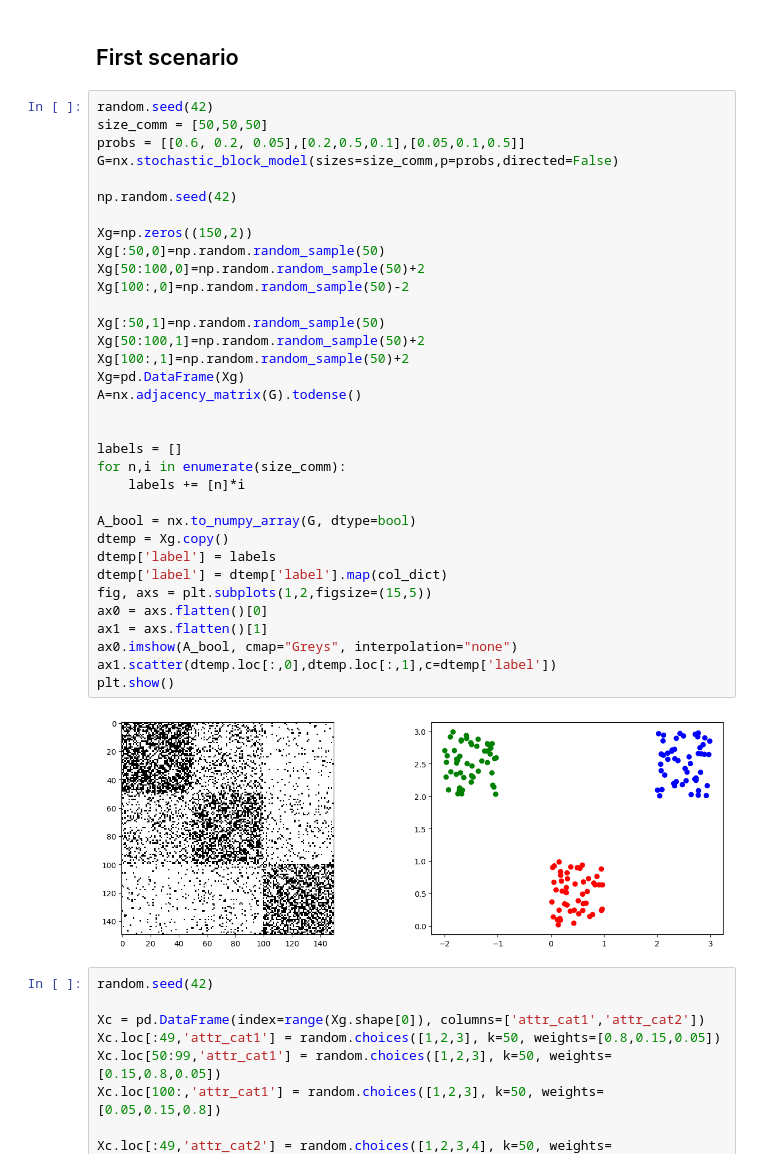
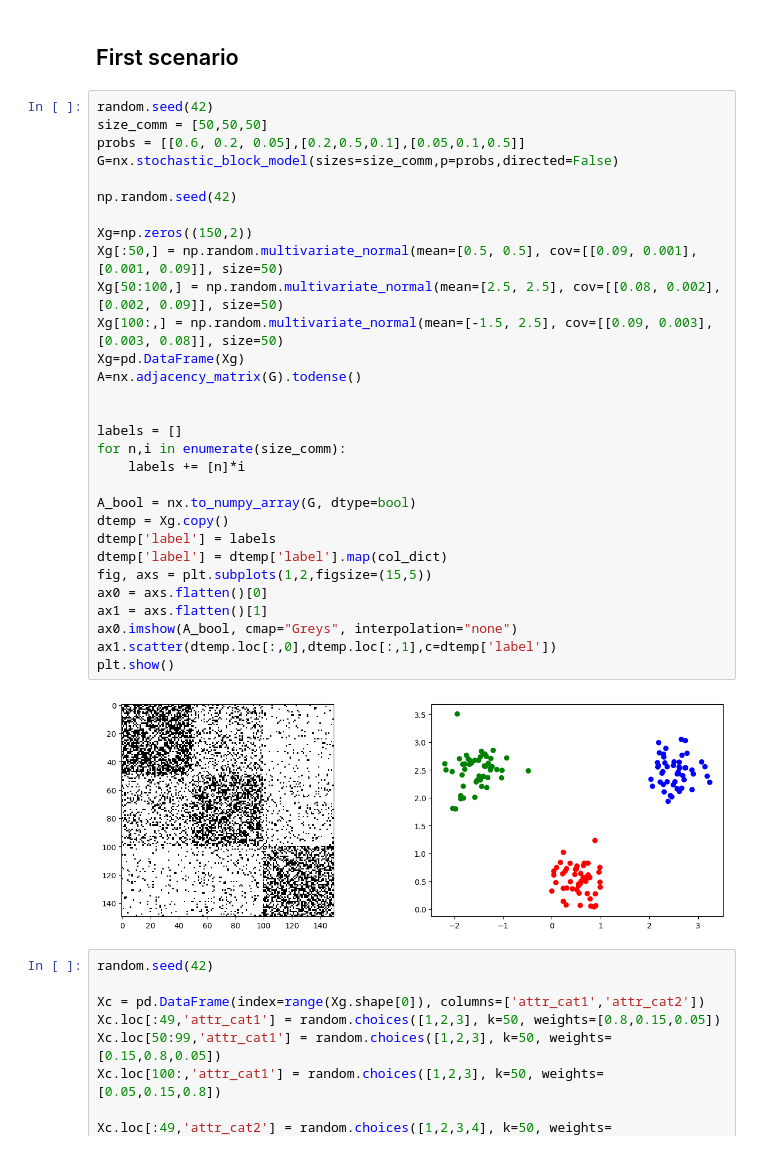
Before and after one commit to DCangemi/SBM-with-mixed-attributes, a Jupyter notebook: Simulazioni.ipynb, the cells around one changed output. Cells and saved outputs as stored; diff of their text form.

```diff
--- a/Simulazioni.ipynb
+++ b/Simulazioni.ipynb
@@ -13,39 +13,35 @@ col_dict = {0: 'red', 1: 'blue', 2: 'green', 3: 'orange', 4:'purple', 5:'black',
 # %%
 random.seed(42)
 size_comm = [50,50,50]
 probs = [[0.6, 0.2, 0.05],[0.2,0.5,0.1],[0.05,0.1,0.5]]
 G=nx.stochastic_block_model(sizes=size_comm,p=probs,directed=False)
 
 np.random.seed(42)
 
 Xg=np.zeros((150,2))
-Xg[:50,0]=np.random.random_sample(50)
-Xg[50:100,0]=np.random.random_sample(50)+2
-Xg[100:,0]=np.random.random_sample(50)-2
-
-Xg[:50,1]=np.random.random_sample(50)
-Xg[50:100,1]=np.random.random_sample(50)+2
-Xg[100:,1]=np.random.random_sample(50)+2
+Xg[:50,] = np.random.multivariate_normal(mean=[0.5, 0.5], cov=[[0.09, 0.001], [0.001, 0.09]], size=50)
+Xg[50:100,] = np.random.multivariate_normal(mean=[2.5, 2.5], cov=[[0.08, 0.002], [0.002, 0.09]], size=50)
+Xg[100:,] = np.random.multivariate_normal(mean=[-1.5, 2.5], cov=[[0.09, 0.003], [0.003, 0.08]], size=50)
 Xg=pd.DataFrame(Xg)
 A=nx.adjacency_matrix(G).todense()
 
 
 labels = []
 for n,i in enumerate(size_comm):
     labels += [n]*i
 
 A_bool = nx.to_numpy_array(G, dtype=bool)
 dtemp = Xg.copy()
 dtemp['label'] = labels
 dtemp['label'] = dtemp['label'].map(col_dict)
 fig, axs = plt.subplots(1,2,figsize=(15,5))
 ax0 = axs.flatten()[0]
 ax1 = axs.flatten()[1]
 ax0.imshow(A_bool, cmap="Greys", interpolation="none")
 ax1.scatter(dtemp.loc[:,0],dtemp.loc[:,1],c=dtemp['label'])
 plt.show()
 # %% [output]
-[figure, old version]
+[figure, new version]
 # %%
 random.seed(42)
 
```
Also changed, not shown: parts of 18 cells of this notebook, 15 other files.
